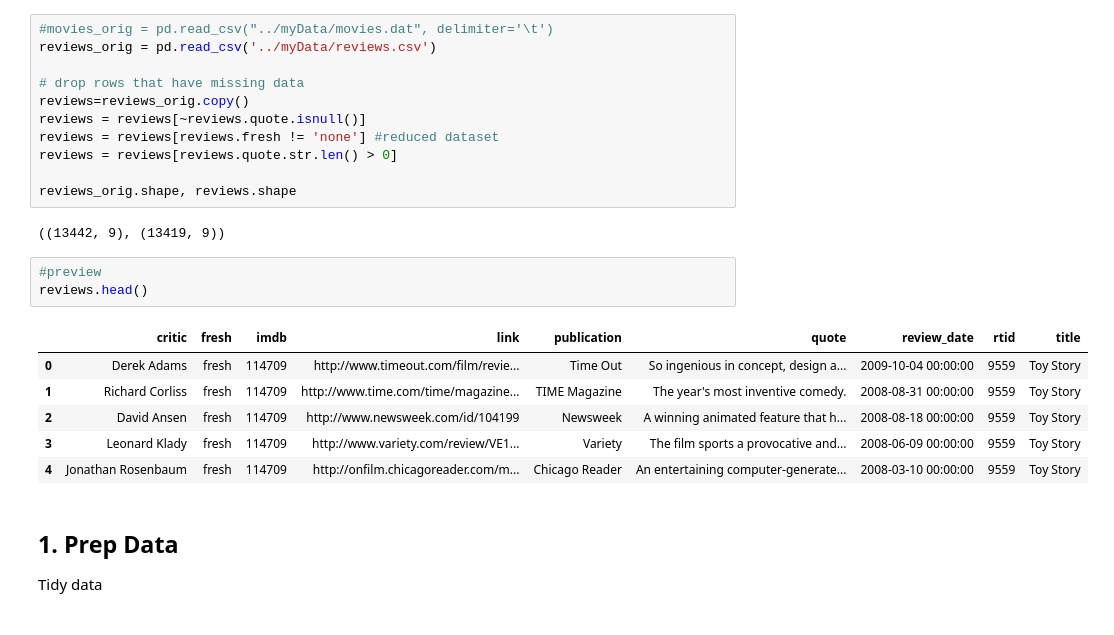
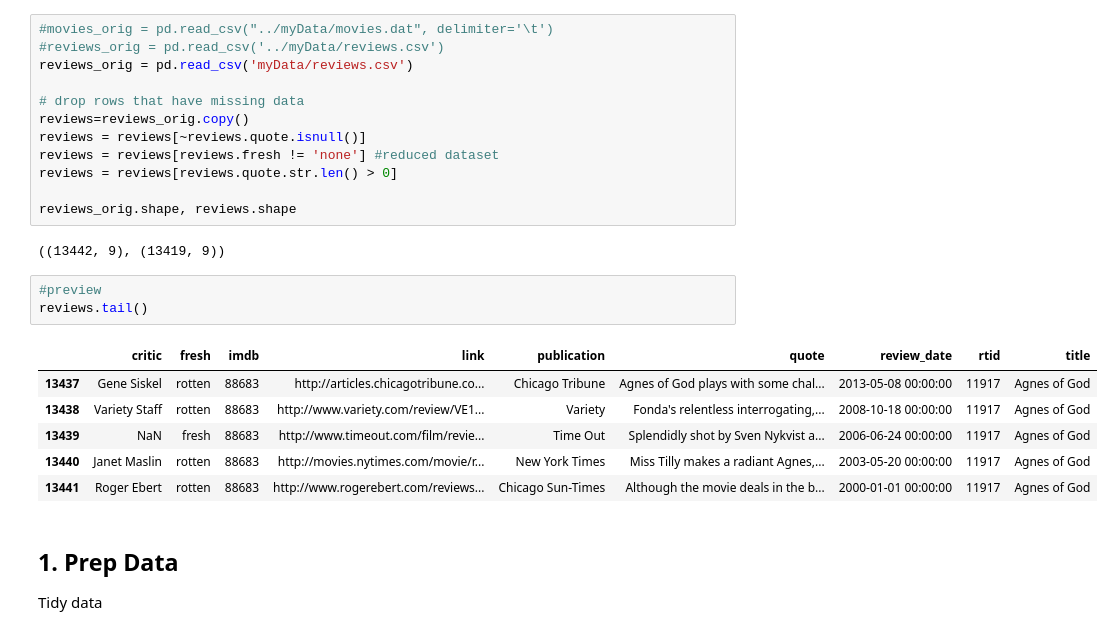
Before and after one commit to anyaconda/ML_lib, a Jupyter notebook: amueller_my07-working-with-text-data.ipynb, the cells around one changed output. Saved outputs shown, nothing was run; the diff lists cells and outputs as text.

```diff
--- a/amueller_my07-working-with-text-data.ipynb
+++ b/amueller_my07-working-with-text-data.ipynb
@@ -131,7 +149,8 @@ Already transformed into .csv format
 Dig into the data a bit do see what you're dealing with.  Begin by loading the datasets and dropping rows that have missing data
 # %%
 #movies_orig = pd.read_csv("../myData/movies.dat", delimiter='\t')
-reviews_orig = pd.read_csv('../myData/reviews.csv')
+#reviews_orig = pd.read_csv('../myData/reviews.csv')
+reviews_orig = pd.read_csv('myData/reviews.csv')
 
 # drop rows that have missing data
 reviews=reviews_orig.copy()
@@ -144,14 +163,14 @@ reviews_orig.shape, reviews.shape
 ((13442, 9), (13419, 9))
 # %%
 #preview
-reviews.head()
+reviews.tail()
 # %% [output]
 |  | critic | fresh | imdb | link | publication | quote | review_date | rtid | title |
-| 0 | Derek Adams | fresh | 114709 | http://www.timeout.com/film/revie... | Time Out | So ingenious in concept, design a... | 2009-10-04 00:00:00 | 9559 | Toy Story |
-| 1 | Richard Corliss | fresh | 114709 | http://www.time.com/time/magazine... | TIME Magazine | The year's most inventive comedy. | 2008-08-31 00:00:00 | 9559 | Toy Story |
-| 2 | David Ansen | fresh | 114709 | http://www.newsweek.com/id/104199 | Newsweek | A winning animated feature that h... | 2008-08-18 00:00:00 | 9559 | Toy Story |
-| 3 | Leonard Klady | fresh | 114709 | http://www.variety.com/review/VE1... | Variety | The film sports a provocative and... | 2008-06-09 00:00:00 | 9559 | Toy Story |
-| 4 | Jonathan Rosenbaum | fresh | 114709 | http://onfilm.chicagoreader.com/m... | Chicago Reader | An entertaining computer-generate... | 2008-03-10 00:00:00 | 9559 | Toy Story |
+| 13437 | Gene Siskel | rotten | 88683 | http://articles.chicagotribune.co... | Chicago Tribune | Agnes of God plays with some chal... | 2013-05-08 00:00:00 | 11917 | Agnes of God |
+| 13438 | Variety Staff | rotten | 88683 | http://www.variety.com/review/VE1... | Variety | Fonda's relentless interrogating,... | 2008-10-18 00:00:00 | 11917 | Agnes of God |
+| 13439 | NaN | fresh | 88683 | http://www.timeout.com/film/revie... | Time Out | Splendidly shot by Sven Nykvist a... | 2006-06-24 00:00:00 | 11917 | Agnes of God |
+| 13440 | Janet Maslin | rotten | 88683 | http://movies.nytimes.com/movie/r... | New York Times | Miss Tilly makes a radiant Agnes,... | 2003-05-20 00:00:00 | 11917 | Agnes of God |
+| 13441 | Roger Ebert | rotten | 88683 | http://www.rogerebert.com/reviews... | Chicago Sun-Times | Although the movie deals in the b... | 2000-01-01 00:00:00 | 11917 | Agnes of God |
 # %% [markdown]
 ## 1. Prep Data
 
```
Also changed, not shown: parts of 28 cells of this notebook.
